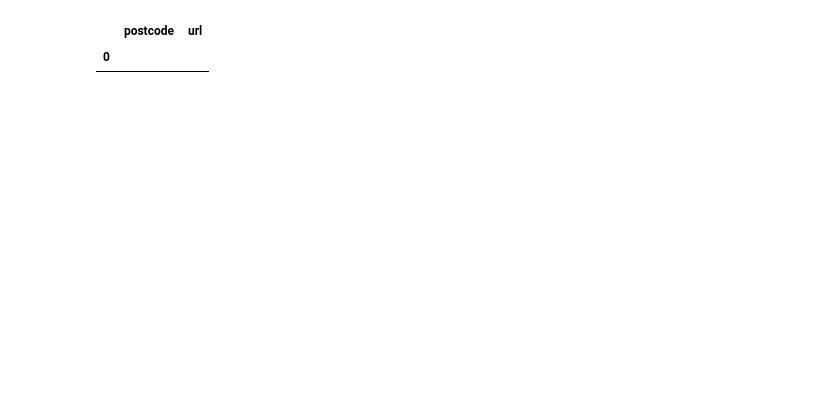
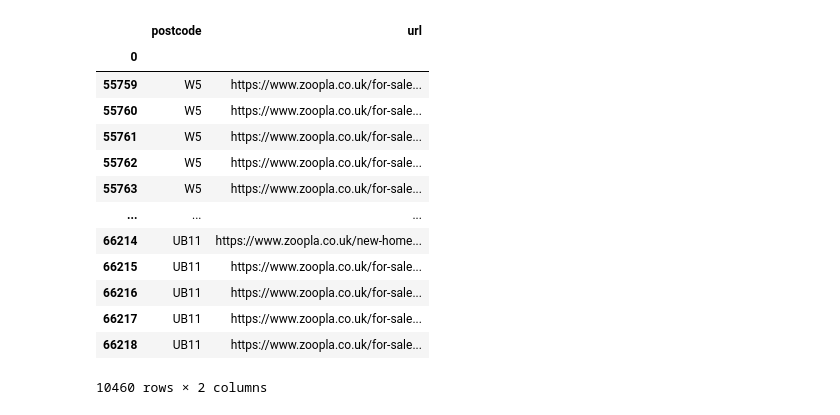
Before and after one commit to KenImade/real_estate_price_predictor, a Jupyter notebook: web_scraper.ipynb, the cells around one changed output. Drawn from its saved outputs; the diff is of its cells as text; code cells hidden in the pictures; blank space fills up the shorter version.

```diff
--- a/web_scraper.ipynb
+++ b/web_scraper.ipynb
@@ -329,13 +331,25 @@ def save_to_db(data):
     conn.commit()
     print("Saved to db successfully")
 # %%
-property_data = pd.read_csv('./Data/property_urls_london.csv', index_col = [0], skiprows=46524, header=None)
+property_data = pd.read_csv('./Data/property_urls_london.csv', index_col = [0], skiprows=55759, header=None)
 property_data.columns = ['postcode', 'url']
-lk = "https://www.zoopla.co.uk/for-sale/details/64126913/?search_identifier=cacfdbd9fe6366ad29a28485d34c9c4c0520caad8004665eb6a0abd73328948d"
+lk = "https://www.zoopla.co.uk/for-sale/details/60367650/?search_identifier=e36260cbe608c868cc6e1efd27f772d4f612c87645b96415532f333e487348a7"
 property_data[property_data['url'] == lk]
-# property_data
+property_data
 # %% [output]
 |  | postcode | url |
 | 0 |  |  |
+| 55759 | W5 | https://www.zoopla.co.uk/for-sale... |
+| 55760 | W5 | https://www.zoopla.co.uk/for-sale... |
+| 55761 | W5 | https://www.zoopla.co.uk/for-sale... |
+| 55762 | W5 | https://www.zoopla.co.uk/for-sale... |
+| 55763 | W5 | https://www.zoopla.co.uk/for-sale... |
+| ... | ... | ... |
+| 66214 | UB11 | https://www.zoopla.co.uk/new-home... |
+| 66215 | UB11 | https://www.zoopla.co.uk/for-sale... |
+| 66216 | UB11 | https://www.zoopla.co.uk/for-sale... |
+| 66217 | UB11 | https://www.zoopla.co.uk/for-sale... |
+| 66218 | UB11 | https://www.zoopla.co.uk/for-sale... |
+10460 rows × 2 columns
 # %%
 # List of property links and corresponding postcodes
```
Also changed, not shown: parts of 6 cells of this notebook, 9 other files.
